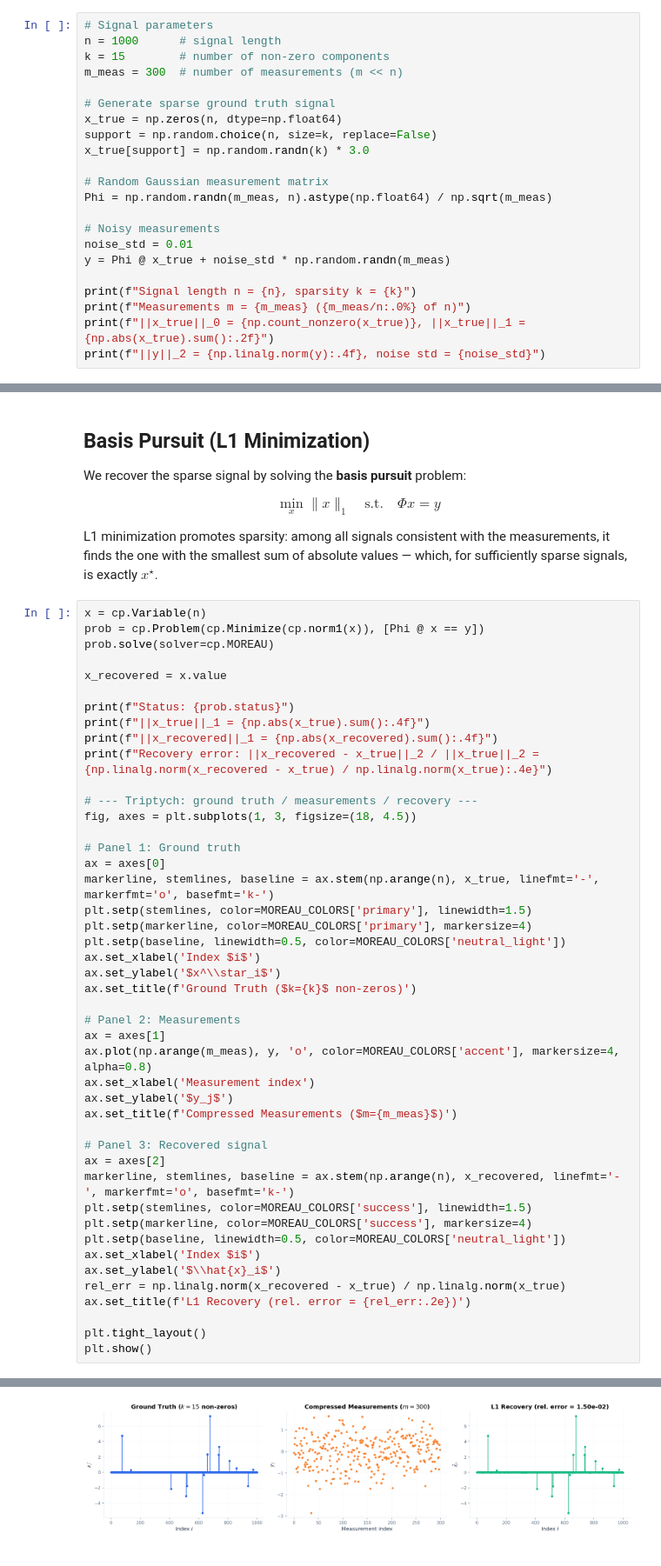
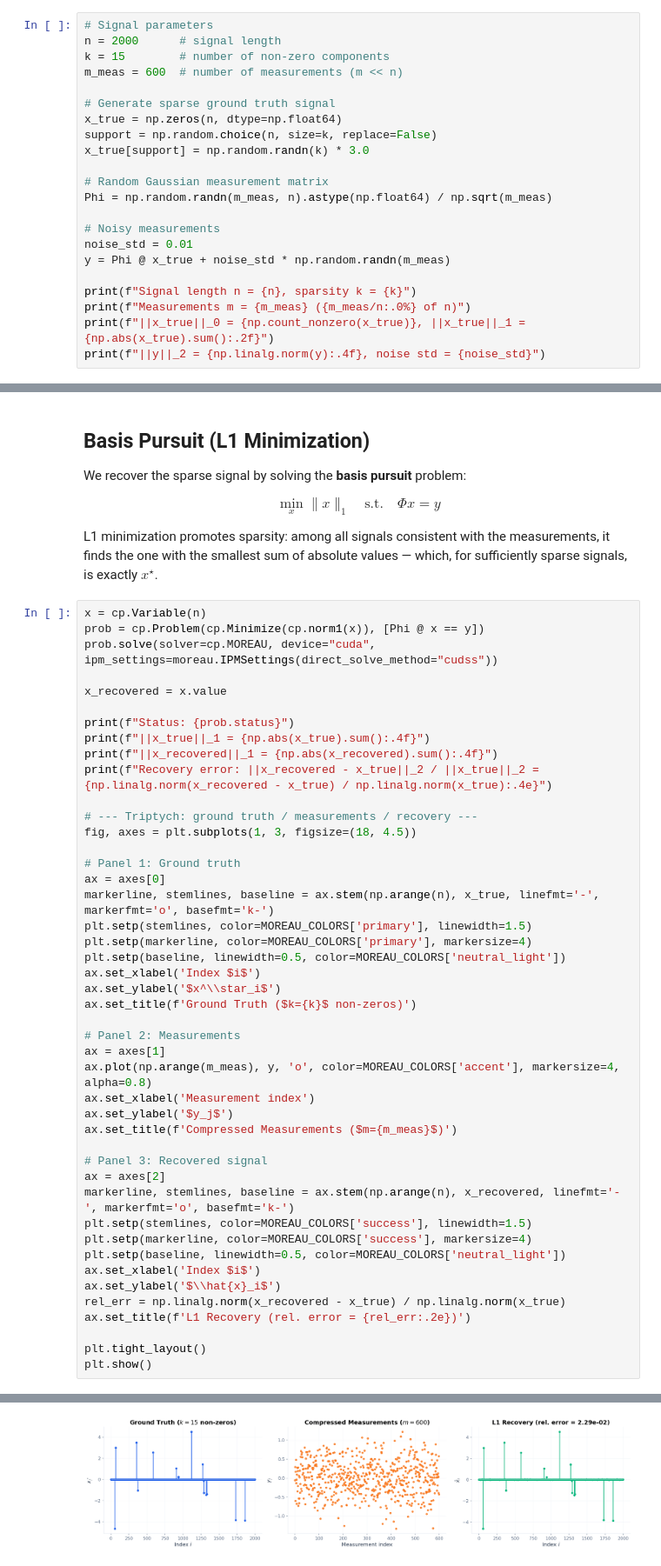
Before and after one commit to optimalintellect/moreau, a Jupyter notebook: notebooks/compressed_sensing.ipynb, the cells around one changed output, grey strips where cells are left out. Shown at 87% size. Drawn from its saved outputs; the diff is of its cells as text.

```diff
--- a/notebooks/compressed_sensing.ipynb
+++ b/notebooks/compressed_sensing.ipynb
@@ -43,9 +43,9 @@ $$y = \Phi \, x^\star + \eta$$
 where $\Phi \in \mathbb{R}^{m \times n}$ is a random Gaussian measurement matrix and $\eta$ is small noise. The goal is to recover $x^\star$ from the compressed observations $y$.
 # %%
 # Signal parameters
-n = 1000      # signal length
+n = 2000      # signal length
 k = 15        # number of non-zero components
-m_meas = 300  # number of measurements (m << n)
+m_meas = 600  # number of measurements (m << n)
 
 # Generate sparse ground truth signal
 x_true = np.zeros(n, dtype=np.float64)
@@ -79,7 +79,7 @@ L1 minimization promotes sparsity: among all signals consistent with the measure
 # %%
 x = cp.Variable(n)
 prob = cp.Problem(cp.Minimize(cp.norm1(x)), [Phi @ x == y])
-prob.solve(solver=cp.MOREAU)
+prob.solve(solver=cp.MOREAU, device="cuda", ipm_settings=moreau.IPMSettings(direct_solve_method="cudss"))
 
 x_recovered = x.value
 
@@ -129,4 +129,4 @@ Recovery error: ||x_recovered - x_true||_2 / ||x_true||_2 = 1.4974e-02
-[figure, old version]
+[figure, new version]
 # %% [markdown]
 ## Part B: 2D Image Reconstruction (Single-Pixel Camera)
 
```
Also changed, not shown: parts of 8 cells of this notebook, 2 other files.
